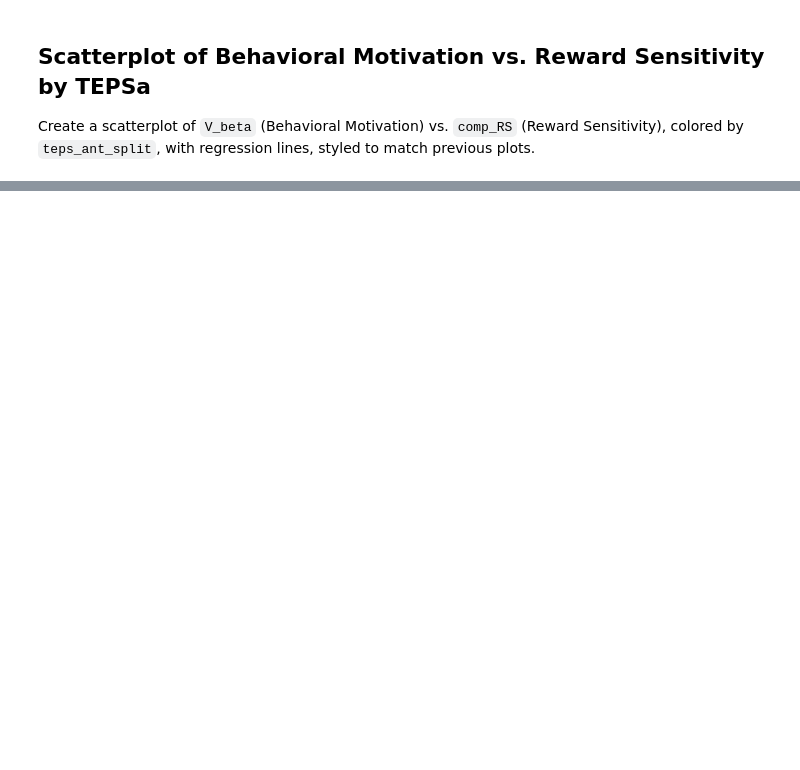
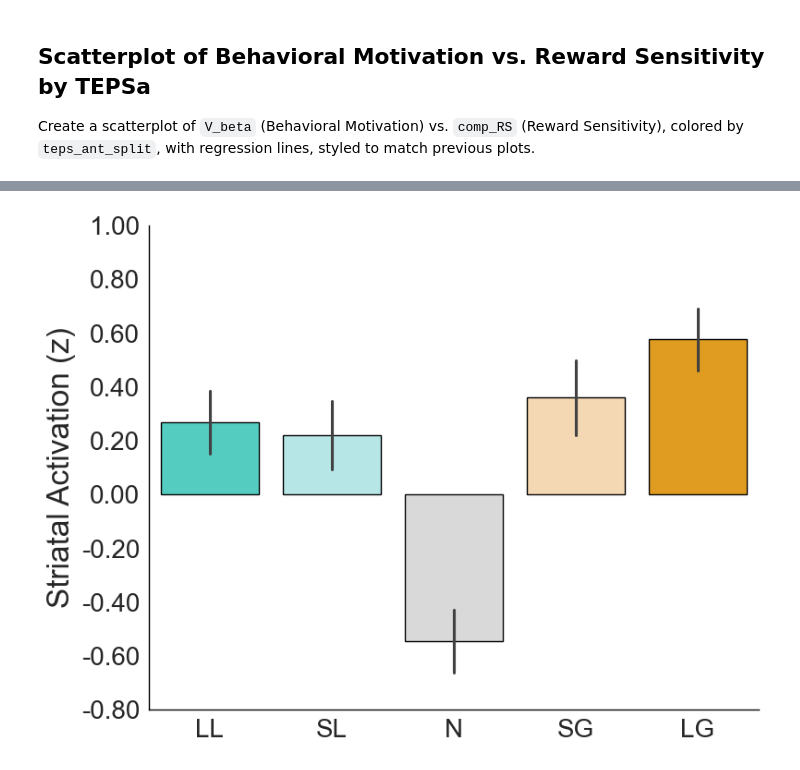
Before and after one commit to DVS-Lab/istart-mid-clean, a Jupyter notebook: code/Behave_pub.ipynb, the cells around one changed output, grey strips where cells are left out. Saved outputs shown, nothing was run; the diff lists cells and outputs as text; code cells hidden in the pictures; blank space fills up the shorter version.

```diff
--- a/code/Behave_pub.ipynb
+++ b/code/Behave_pub.ipynb
@@ -618,0 +711,61 @@ plt.show()
+# %%
+import pandas as pd
+import seaborn as sns
+import matplotlib.pyplot as plt
+import numpy as np
+
+# Load the data
+file_path = '~/Documents/Github/istart-mid-clean/code/total_df_n46.xlsx'
+df = pd.read_excel(file_path)
+
+# Filter relevant columns
+columns_of_interest = ['zstat_ACT_VS_LargeLoss', 'zstat_ACT_VS_SmallLoss', 'zstat_ACT_VS_Neut',
+                       'zstat_ACT_VS_SmallGain', 'zstat_ACT_VS_LargeGain']
+
+# Reshape the data for seaborn plotting
+df_melted = df[columns_of_interest].melt(var_name='Condition', value_name='Z-stat')
+
+# Define condition order and labels
+condition_order = ['zstat_ACT_VS_LargeLoss', 'zstat_ACT_VS_SmallLoss', 'zstat_ACT_VS_Neut',
+                   'zstat_ACT_VS_SmallGain', 'zstat_ACT_VS_LargeGain']
+tick_labels = ['LL', 'SL', 'N', 'SG', 'LG']
+gradient_palette = ["#40E0D0", "#AFEEEE", "#D9D9D9", "#FFD8A8", "#FFA500"]
+
+# Create bar plot with SEM error bars
+g = sns.barplot(
+    x='Condition', y='Z-stat', data=df_melted, order=condition_order,
+    palette=gradient_palette, errorbar='se'
+)
+
+# Calculate means and SEM for y-axis limits
+means = df_melted.groupby('Condition')['Z-stat'].mean().reindex(condition_order)
+sems = df_melted.groupby('Condition')['Z-stat'].sem().reindex(condition_order)
+y_min = min(means - sems)
+y_max = max(means + sems)
+y_range = y_max - y_min
+
+# Apply linear scale and formatting
+plt.ylim(y_min - 0.1 * y_range, y_max + 0.1 * y_range)
+yticks = plt.gca().get_yticks()
+plt.yticks(yticks, [f'{x:.2f}' for x in yticks], fontsize=20)
+plt.xticks(range(5), tick_labels, fontsize=20)
+plt.xlabel('', fontsize=24)
+plt.ylabel('Striatal Activation (z)', fontsize=24)
+
+# Add trendline (commented as in original)
+#means = df_melted.groupby('Condition')['Z-stat'].mean().reindex(condition_order)
+#plt.plot(range(len(means)), means.values, color='blue', linewidth=2, marker='o')
+
+# Additional formatting
+for bar in g.patches:
+    bar.set_edgecolor("black")
+    bar.set_linewidth(1)
+g.spines[['top', 'right']].set_visible(False)
+g.spines[['left', 'bottom']].set_color("black")
+g.spines[['left', 'bottom']].set_linewidth(1)
+
+plt.tight_layout()
+plt.savefig('group-Zstat.svg', format='svg')
+plt.show()
+# %% [output]
+[figure, added]
```
Also changed, not shown: parts of 15 cells of this notebook, 37 other files.
